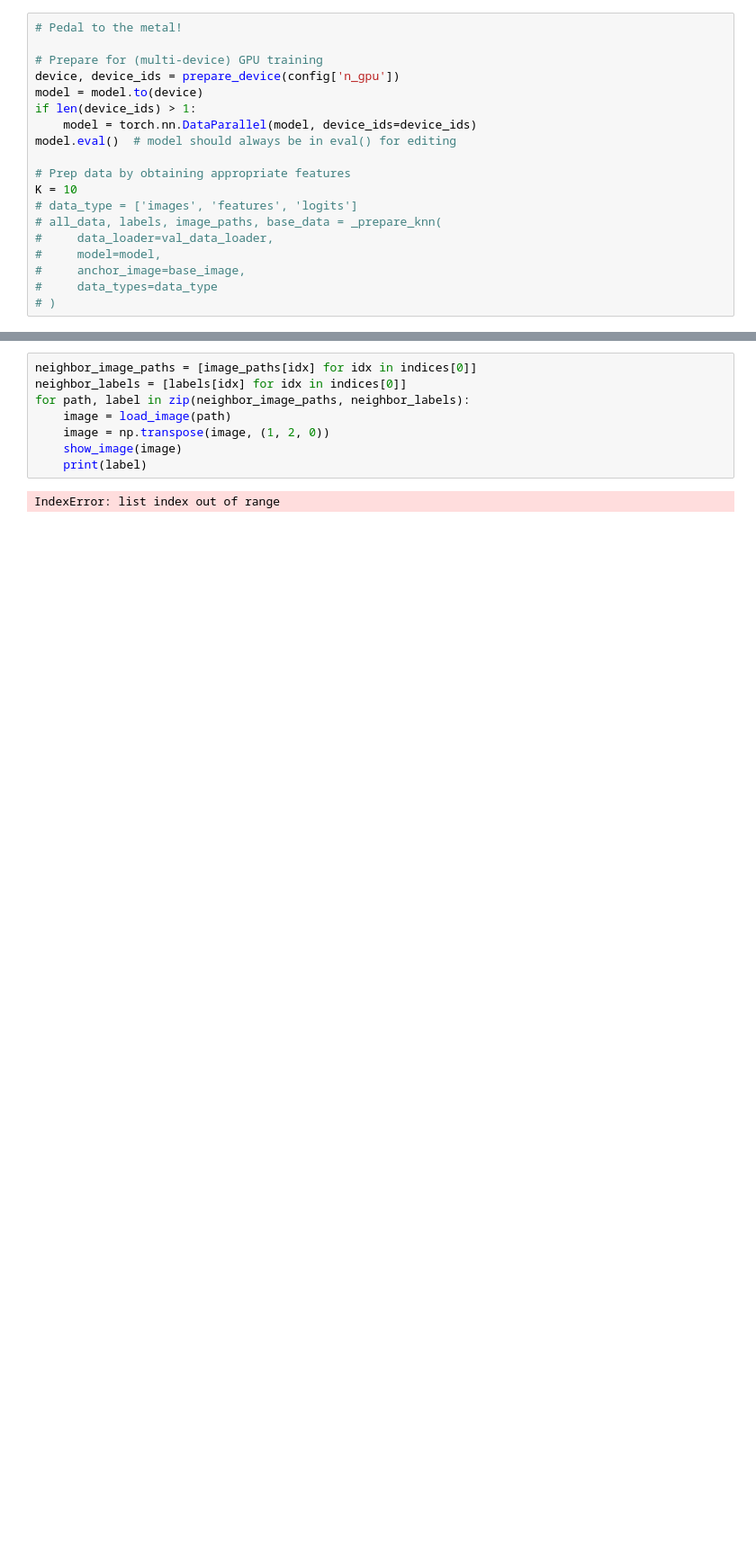
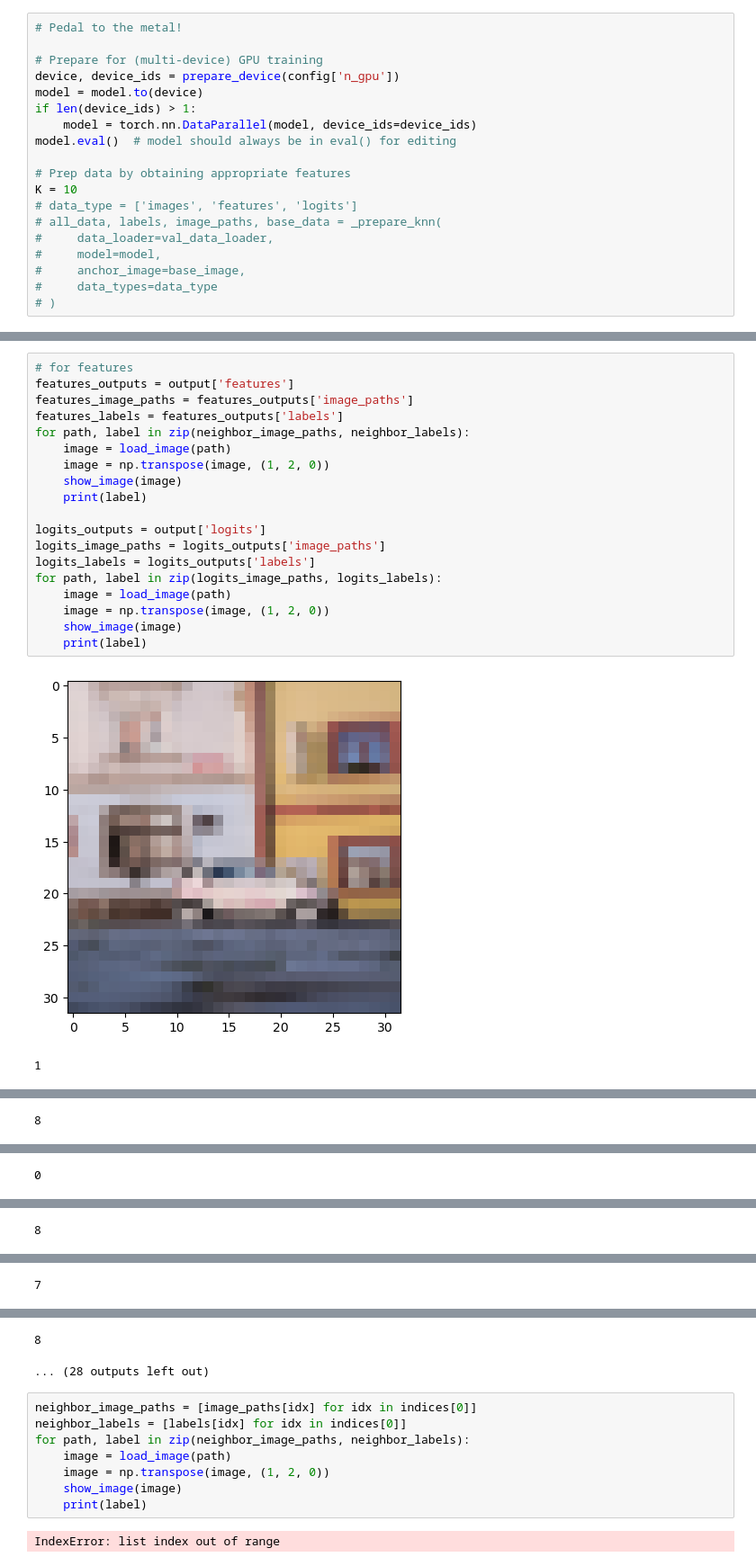
Before and after one commit to allisonchen23/model-editing, a Jupyter notebook: knn_dev.ipynb, the cells around one changed output, grey strips where cells are left out. Shown at 90% size. Drawn from its saved outputs; the diff is of its cells as text; blank space fills up the shorter version.

```diff
--- a/knn_dev.ipynb
+++ b/knn_dev.ipynb
@@ -355,0 +361,22 @@ ValueError: Found input variables with inconsistent numbers of samples: [1000, 1
+# %%
+# for features
+features_outputs = output['features']
+features_image_paths = features_outputs['image_paths']
+features_labels = features_outputs['labels']
+for path, label in zip(neighbor_image_paths, neighbor_labels):
+    image = load_image(path)
+    image = np.transpose(image, (1, 2, 0))
+    show_image(image)
+    print(label)
+
+logits_outputs = output['logits']
+logits_image_paths = logits_outputs['image_paths']
+logits_labels = logits_outputs['labels']
+for path, label in zip(logits_image_paths, logits_labels):
+    image = load_image(path)
+    image = np.transpose(image, (1, 2, 0))
+    show_image(image)
+    print(label)
+# %% [output]
+[figure, added]
+1
@@ -355,0 +384 @@ ValueError: Found input variables with inconsistent numbers of samples: [1000, 1
+8
@@ -355,0 +386 @@ ValueError: Found input variables with inconsistent numbers of samples: [1000, 1
+0
@@ -355,0 +388 @@ ValueError: Found input variables with inconsistent numbers of samples: [1000, 1
+8
@@ -355,0 +390 @@ ValueError: Found input variables with inconsistent numbers of samples: [1000, 1
+7
@@ -356,3 +392,5 @@ ValueError: Found input variables with inconsistent numbers of samples: [1000, 1
+8
+... (28 outputs left out)
 # %%
 neighbor_image_paths = [image_paths[idx] for idx in indices[0]]
 neighbor_labels = [labels[idx] for idx in indices[0]]
```
Also changed, not shown: parts of 3 cells of this notebook, 1 other file.
